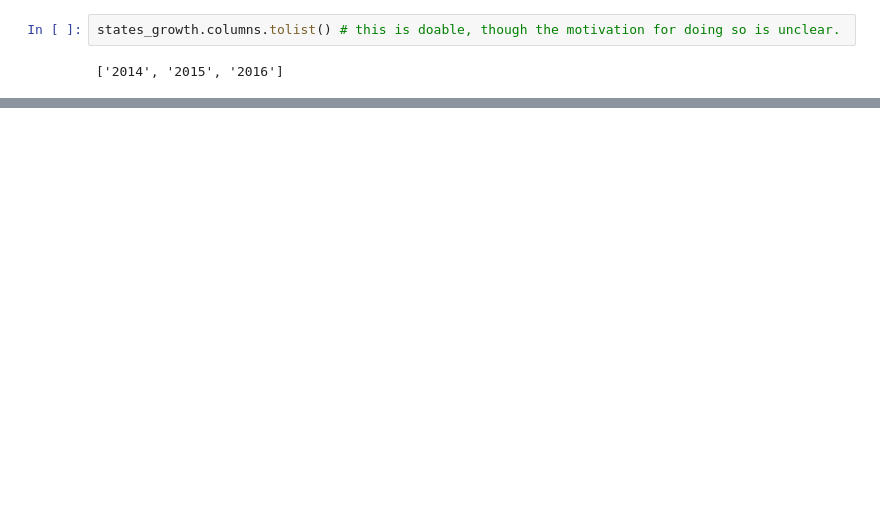
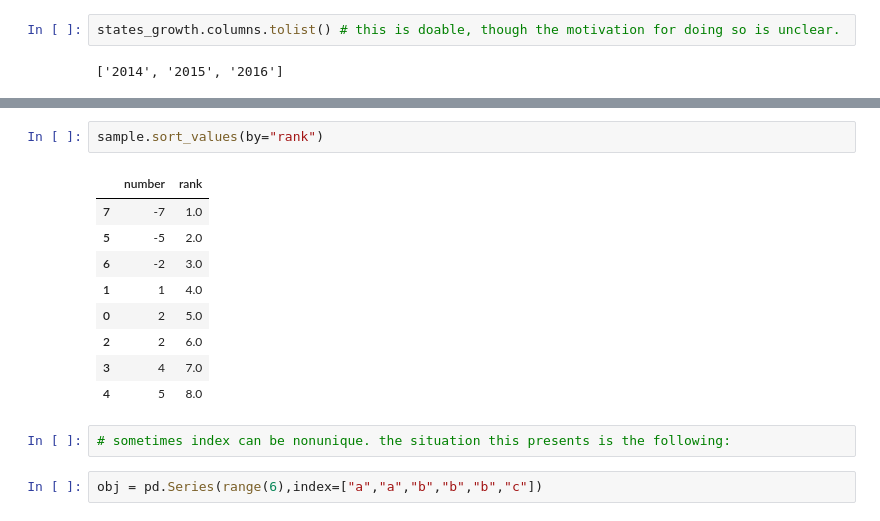
Before and after one commit to rex0422/python, a Jupyter notebook: Numpy_Pandas_Basics.ipynb, the cells around one changed output, grey strips where cells are left out. Drawn from its saved outputs; the diff is of its cells as text; blank space fills up the shorter version.

```diff
--- a/Numpy_Pandas_Basics.ipynb
+++ b/Numpy_Pandas_Basics.ipynb
@@ -244,0 +365,16 @@ Name: 2016, dtype: float64
+# %%
+sample.sort_values(by="rank")
+# %% [output]
+|  | number | rank |
+| 7 | -7 | 1.0 |
+| 5 | -5 | 2.0 |
+| 6 | -2 | 3.0 |
+| 1 | 1 | 4.0 |
+| 0 | 2 | 5.0 |
+| 2 | 2 | 6.0 |
+| 3 | 4 | 7.0 |
+| 4 | 5 | 8.0 |
+# %%
+# sometimes index can be nonunique. the situation this presents is the following:
+# %%
+obj = pd.Series(range(6),index=["a","a","b","b","b","c"])
```
Also changed, not shown: parts of 52 cells of this notebook.
